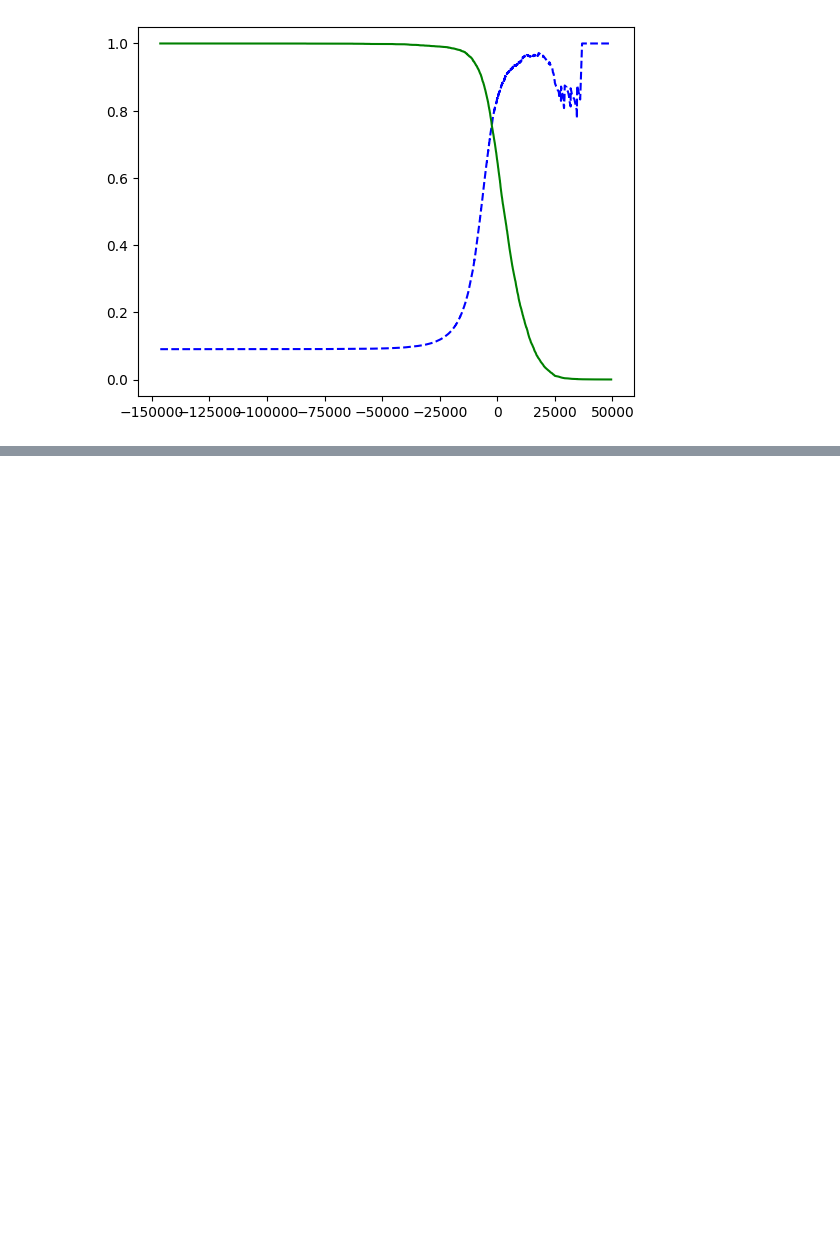
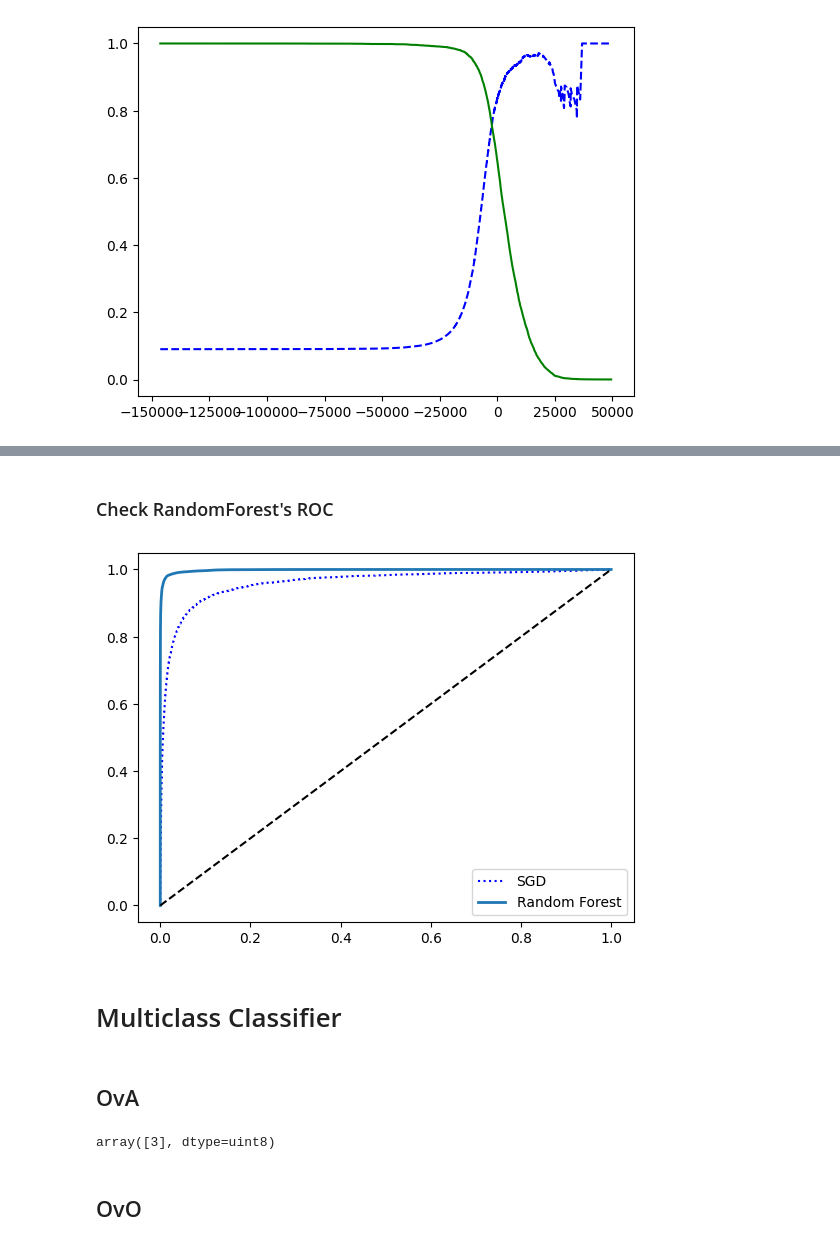
Before and after one commit to ZhongboYao/Hands-on-Machine-Learning-with-Scikit, a Jupyter notebook: Chapter3/classification.ipynb, the cells around one changed output, grey strips where cells are left out. Saved outputs shown, nothing was run; the diff lists cells and outputs as text; code cells hidden in the pictures; blank space fills up the shorter version.

```diff
--- a/Chapter3/classification.ipynb
+++ b/Chapter3/classification.ipynb
@@ -101,0 +127,25 @@ print(precision_score_, recall_score_)
+# %% [markdown]
+### Check RandomForest's ROC
+# %%
+forest_clf = RandomForestClassifier(random_state=42)
+y_probas_forest = cross_val_predict(forest_clf, X_train, y_train_5, cv=3,
+                                    method="predict_proba")
+y_scores_forest = y_probas_forest[:, 1]   # score = proba of positive class
+fpr_forest, tpr_forest, thresholds_forest = roc_curve(y_train_5,y_scores_forest)
+plt.plot(fpr, tpr, "b:", label="SGD")
+plot_roc_curve(fpr_forest, tpr_forest, "Random Forest")
+plt.legend(loc="lower right")
+plt.show()
+# %% [output]
+[figure, added]
+# %% [markdown]
+# Multiclass Classifier
+# %% [markdown]
+## OvA
+# %%
+sgd_clf.fit(X_train, y_train)  # y_train, not y_train_5. It automatically uses OvA.
+sgd_clf.predict([some_digit])
+# %% [output]
+array([3], dtype=uint8)
+# %% [markdown]
+## OvO
```
Also changed, not shown: parts of 17 cells of this notebook.
